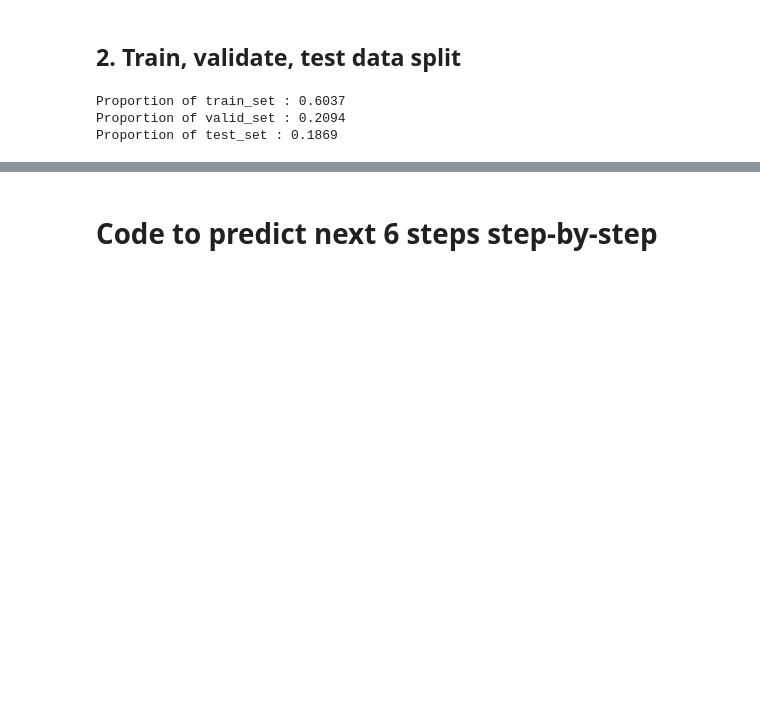
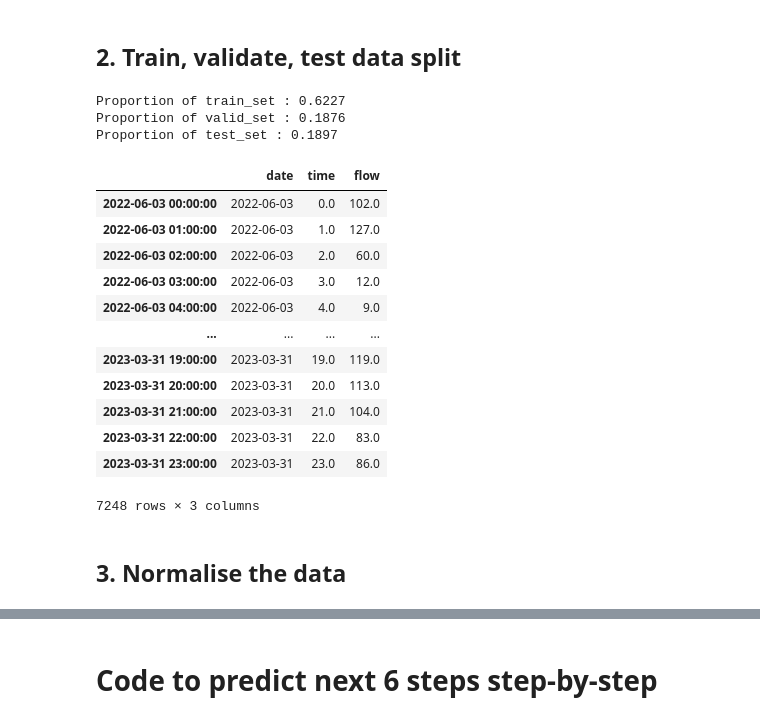
Before and after one commit to YueLi-0816/traffic_prediction, a Jupyter notebook: lstm.ipynb, the cells around one changed output, grey strips where cells are left out. Saved outputs shown, nothing was run; the diff lists cells and outputs as text; code cells hidden in the pictures; blank space fills up the shorter version.

```diff
--- a/lstm.ipynb
+++ b/lstm.ipynb
@@ -14,7 +9,7 @@ from tensorflow.keras.models import Sequential
 from tensorflow.keras.layers import LSTM, Dense, Dropout
 from sklearn.metrics import mean_squared_error, mean_absolute_error
 # %%
-traffic_data = pd.read_csv('/content/drive/MyDrive/traffic predict/traffic_flow_data/flows/GD030A_S.csv')
+traffic_data = pd.read_csv('../Traffic data/SCOOT/data_470_hourly/flows/GD030A_S.csv')
 # %% [markdown]
 ## 1. Recover timestamp
 # %%
@@ -54,13 +49,34 @@ traffic_full
 # %% [markdown]
 ## 2. Train, validate, test data split
 # %%
-train_set = traffic_full[:'2022-02-28 23:00:00']
-valid_set = traffic_full['2022-03-01 00:00:00':'2022-12-31 23:00:00']
-test_set = traffic_full['2023-01-01 00:00:00':]
-print('Proportion of train_set : {:.4f}'.format(len(train_set)/len(traffic_full)))
-print('Proportion of valid_set : {:.4f}'.format(len(valid_set)/len(traffic_full)))
-print('Proportion of test_set : {:.4f}'.format(len(test_set)/len(traffic_full)))
+# train_set = traffic_full[:'2022-02-28 23:00:00']
+# valid_set = traffic_full['2022-03-01 00:00:00':'2022-12-31 23:00:00']
+# test_set = traffic_full['2023-01-01 00:00:00':]
+train_set = traffic_full['2022-06-03 00:00:00':'2023-03-31 23:00:00']
+valid_set = traffic_full['2023-04-01 00:00:00':'2023-06-30 23:00:00']
+test_set = traffic_full['2023-07-01 00:00:00':]
+print('Proportion of train_set : {:.4f}'.format(len(train_set)/len(traffic_full['2022-06-03 00:00:00':])))
+print('Proportion of valid_set : {:.4f}'.format(len(valid_set)/len(traffic_full['2022-06-03 00:00:00':])))
+print('Proportion of test_set : {:.4f}'.format(len(test_set)/len(traffic_full['2022-06-03 00:00:00':])))
 # %% [output]
-Proportion of train_set : 0.6037
-Proportion of valid_set : 0.2094
-Proportion of test_set : 0.1869
+Proportion of train_set : 0.6227
+Proportion of valid_set : 0.1876
+Proportion of test_set : 0.1897
+# %%
+train_set
+# %% [output]
+|  | date | time | flow |
+| 2022-06-03 00:00:00 | 2022-06-03 | 0.0 | 102.0 |
+| 2022-06-03 01:00:00 | 2022-06-03 | 1.0 | 127.0 |
+| 2022-06-03 02:00:00 | 2022-06-03 | 2.0 | 60.0 |
+| 2022-06-03 03:00:00 | 2022-06-03 | 3.0 | 12.0 |
+| 2022-06-03 04:00:00 | 2022-06-03 | 4.0 | 9.0 |
+| ... | ... | ... | ... |
+| 2023-03-31 19:00:00 | 2023-03-31 | 19.0 | 119.0 |
+| 2023-03-31 20:00:00 | 2023-03-31 | 20.0 | 113.0 |
+| 2023-03-31 21:00:00 | 2023-03-31 | 21.0 | 104.0 |
+| 2023-03-31 22:00:00 | 2023-03-31 | 22.0 | 83.0 |
+| 2023-03-31 23:00:00 | 2023-03-31 | 23.0 | 86.0 |
+7248 rows × 3 columns
+# %% [markdown]
+## 3. Normalise the data
```
Also changed, not shown: parts of 32 cells of this notebook.
